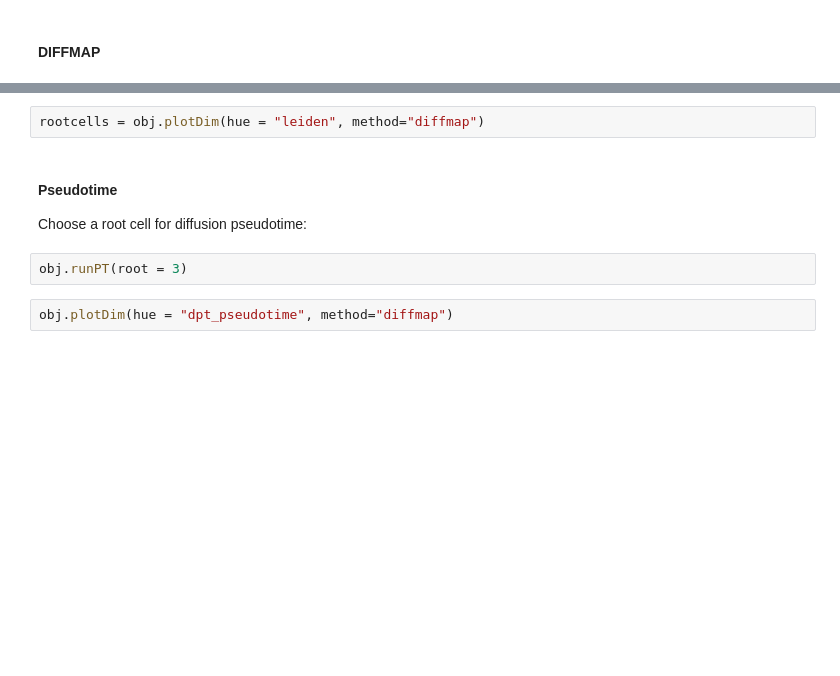
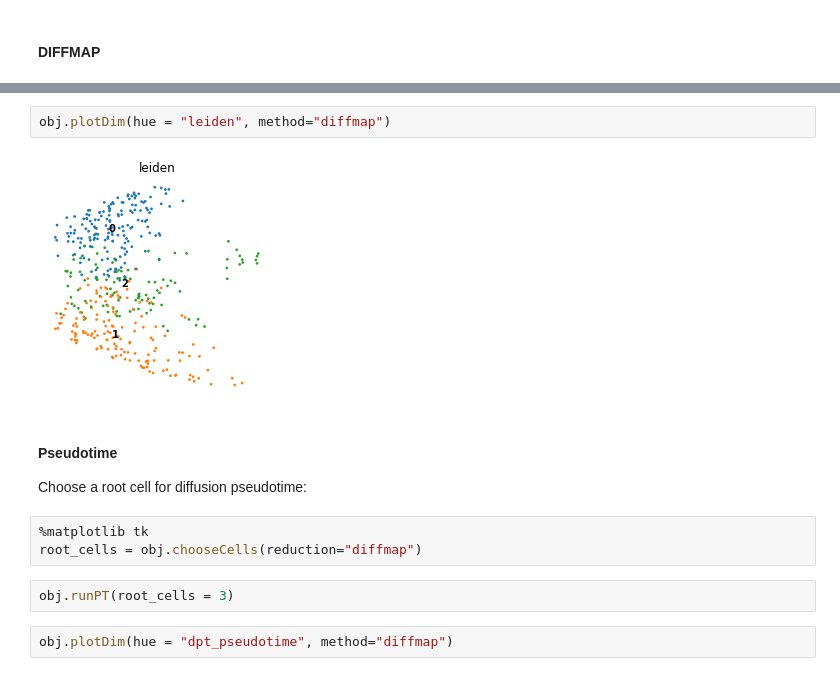
Before and after one commit to f-hamidlab/nuclearpy, a Jupyter notebook: docs/ng_analysis.ipynb, the cells around one changed output, grey strips where cells are left out. Cells and saved outputs as stored; diff of their text form; blank space fills up the shorter version.

```diff
--- a/docs/ng_analysis.ipynb
+++ b/docs/ng_analysis.ipynb
@@ -130,10 +188,15 @@ obj.runDimReduc(method = "diffmap")
 # %%
-rootcells = obj.plotDim(hue = "leiden", method="diffmap")
+obj.plotDim(hue = "leiden", method="diffmap")
+# %% [output]
+[figure, added]
 # %% [markdown]
 #### Pseudotime
 Choose a root cell for diffusion pseudotime:
+# %%
+%matplotlib tk
+root_cells = obj.chooseCells(reduction="diffmap")
 # %%
-obj.runPT(root = 3)
+obj.runPT(root_cells = 3)
 # %%
 obj.plotDim(hue = "dpt_pseudotime", method="diffmap")
 # %% [markdown]
```
Also changed, not shown: parts of 17 cells of this notebook.
